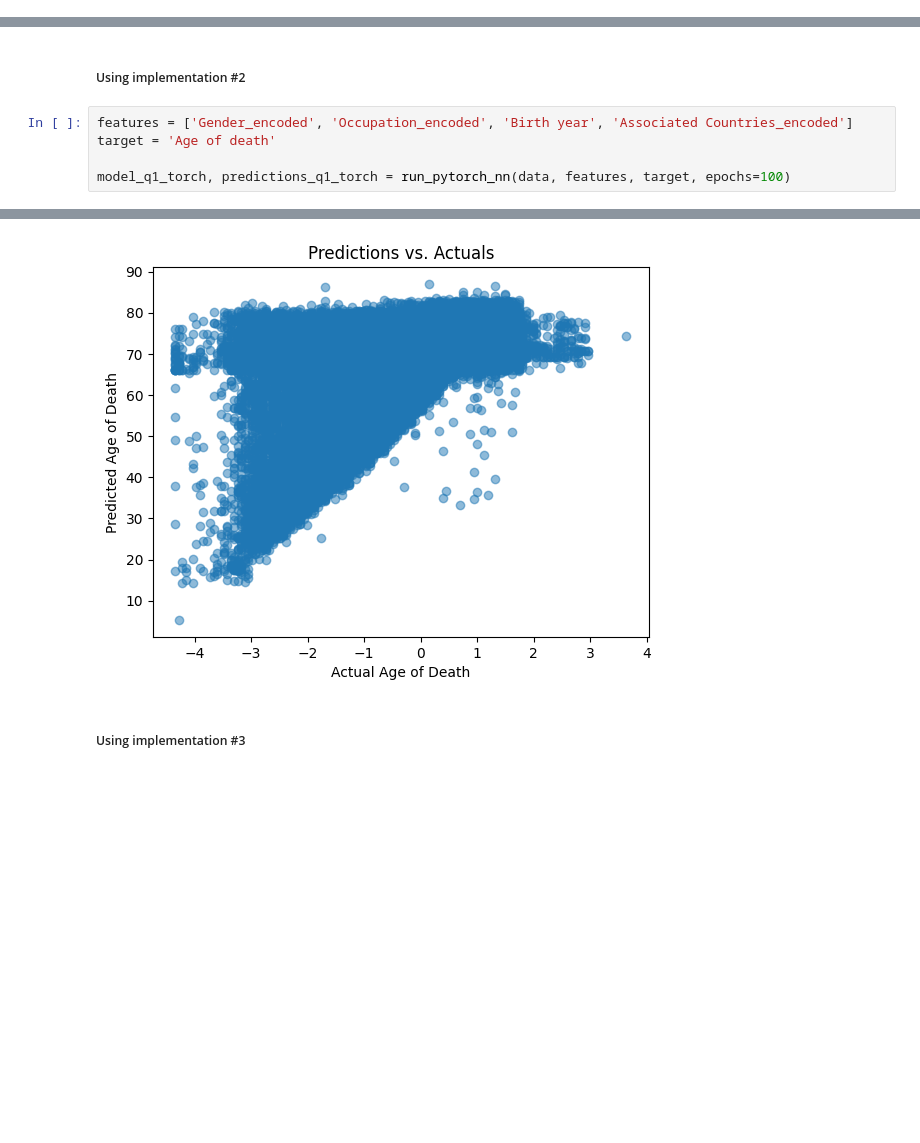
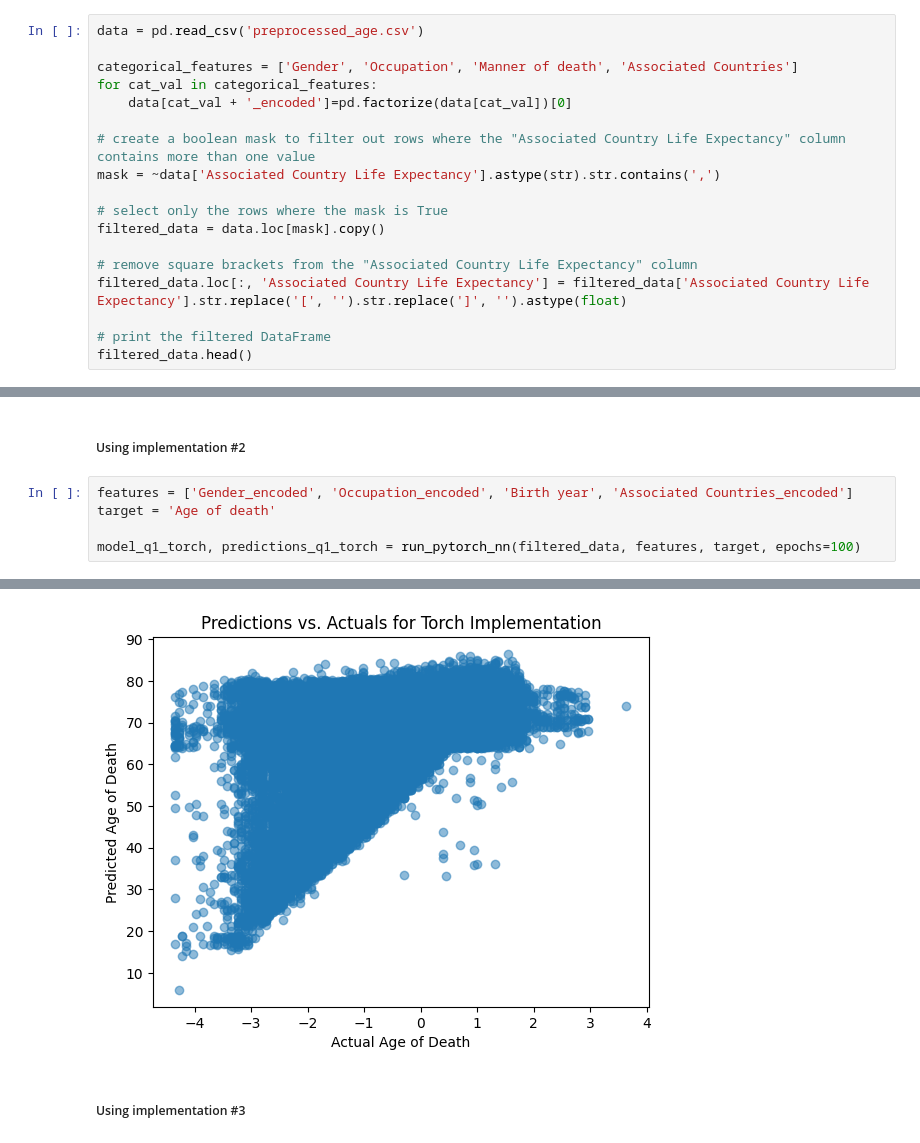
Before and after one commit to JamesHudsonn/3804ICT-Age-Analysis, a Jupyter notebook: neural_network.ipynb, the cells around one changed output, grey strips where cells are left out. Saved outputs shown, nothing was run; the diff lists cells and outputs as text; blank space fills up the shorter version.

Commit message:
SelfNN complete just working on visualisations

```diff
--- a/neural_network.ipynb
+++ b/neural_network.ipynb
@@ -31,0 +24,18 @@ data['Manner of death_encoded'] = pd.factorize(data['Manner of death'])[0]
+# %%
+data = pd.read_csv('preprocessed_age.csv')
+
+categorical_features = ['Gender', 'Occupation', 'Manner of death', 'Associated Countries']
+for cat_val in categorical_features:
+    data[cat_val + '_encoded']=pd.factorize(data[cat_val])[0]
+
+# create a boolean mask to filter out rows where the "Associated Country Life Expectancy" column contains more than one value
+mask = ~data['Associated Country Life Expectancy'].astype(str).str.contains(',')
+
+# select only the rows where the mask is True
+filtered_data = data.loc[mask].copy()
+
+# remove square brackets from the "Associated Country Life Expectancy" column
+filtered_data.loc[:, 'Associated Country Life Expectancy'] = filtered_data['Associated Country Life Expectancy'].str.replace('[', '').str.replace(']', '').astype(float)
+
+# print the filtered DataFrame
+filtered_data.head()
@@ -406,5 +402,5 @@ Mean Absolute Error on test data: 11.524336814880371
 features = ['Gender_encoded', 'Occupation_encoded', 'Birth year', 'Associated Countries_encoded']
 target = 'Age of death'
 
-model_q1_torch, predictions_q1_torch = run_pytorch_nn(data, features, target, epochs=100)
+model_q1_torch, predictions_q1_torch = run_pytorch_nn(filtered_data, features, target, epochs=100)
 # %% [output]
@@ -422,3 +418,3 @@ Epoch [100/100], Loss: 0.8375
-[figure, old version]
+[figure, new version]
 # %% [markdown]
 ##### Using implementation #3
```
Also changed, not shown: parts of 33 cells of this notebook.
